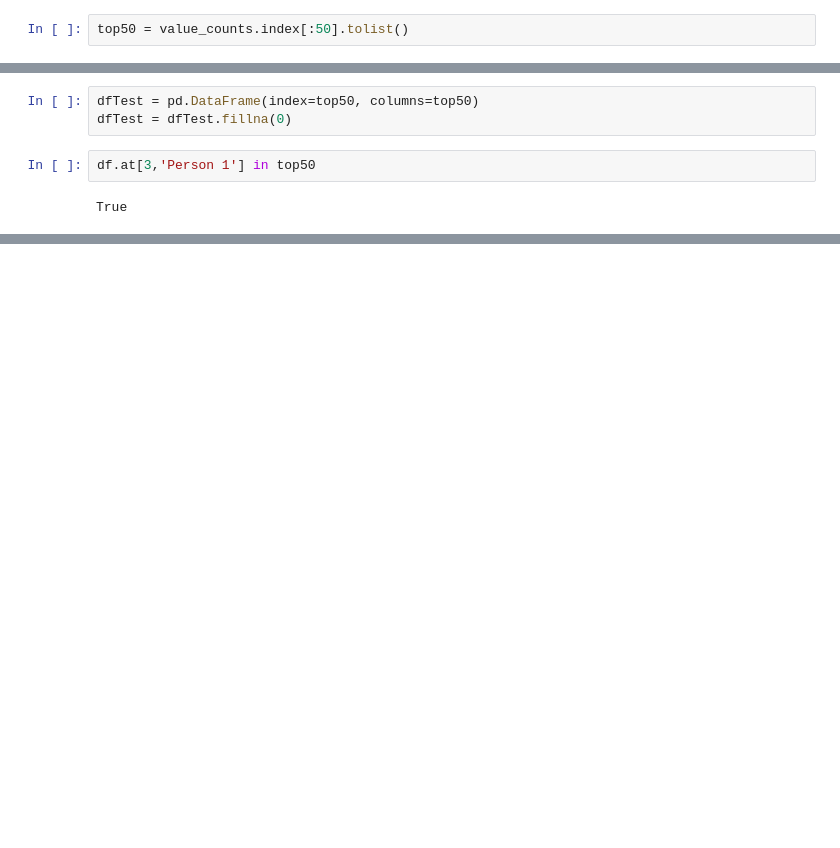
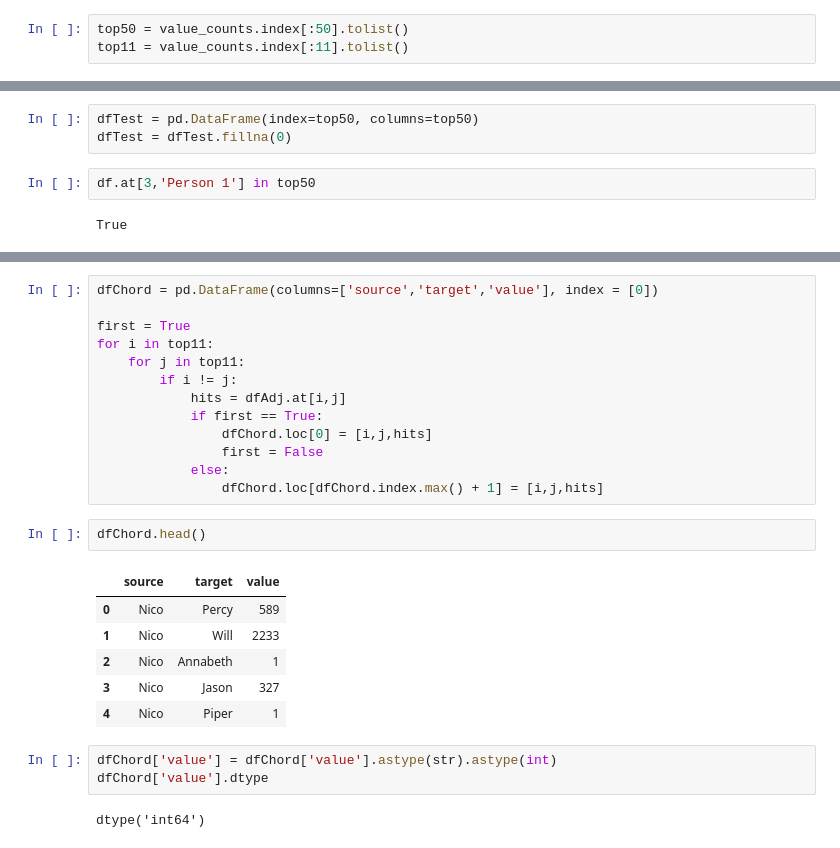
Before and after one commit to lukegalbraithrussell/fanfiction-ships, a Jupyter notebook: percy jackson pairs.ipynb, the cells around one changed output, grey strips where cells are left out. Saved outputs shown, nothing was run; the diff lists cells and outputs as text; blank space fills up the shorter version.

```diff
--- a/percy jackson pairs.ipynb
+++ b/percy jackson pairs.ipynb
@@ -109,6 +111,7 @@ for i in personColumns:
 value_counts = df[personColumns].stack().value_counts()
 # %%
 top50 = value_counts.index[:50].tolist()
+top11 = value_counts.index[:11].tolist()
 # %%
 dfAdj = pd.DataFrame(index=top50, columns=top50)
 dfAdj = dfAdj.fillna(0) # with 0s rather than NaNs
@@ -190,0 +164,27 @@ dfTop15
+# %%
+dfChord = pd.DataFrame(columns=['source','target','value'], index = [0])
+
+first = True
+for i in top11:
+    for j in top11:
+        if i != j:
+            hits = dfAdj.at[i,j]
+            if first == True:
+                dfChord.loc[0] = [i,j,hits]
+                first = False
+            else:
+                dfChord.loc[dfChord.index.max() + 1] = [i,j,hits]
+# %%
+dfChord.head()
+# %% [output]
+|  | source | target | value |
+| 0 | Nico | Percy | 589 |
+| 1 | Nico | Will | 2233 |
+| 2 | Nico | Annabeth | 1 |
+| 3 | Nico | Jason | 327 |
+| 4 | Nico | Piper | 1 |
+# %%
+dfChord['value'] = dfChord['value'].astype(str).astype(int)
+dfChord['value'].dtype
+# %% [output]
+dtype('int64')
```
Also changed, not shown: parts of 14 cells of this notebook, 1 other file.
